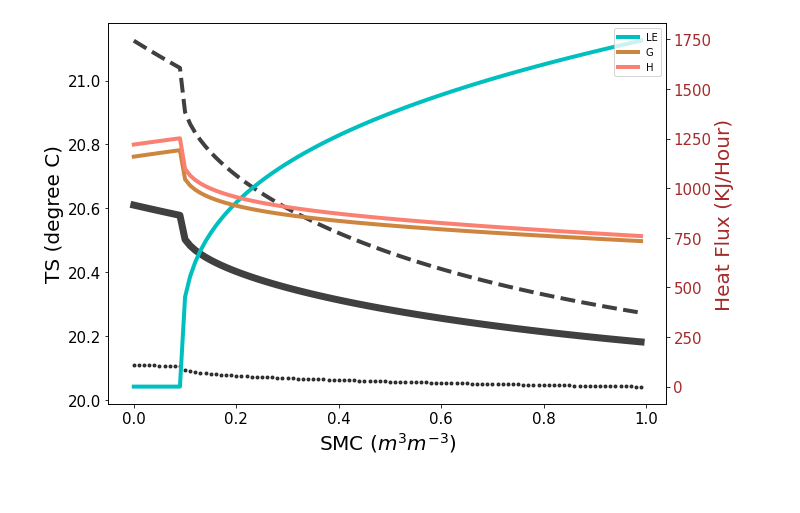
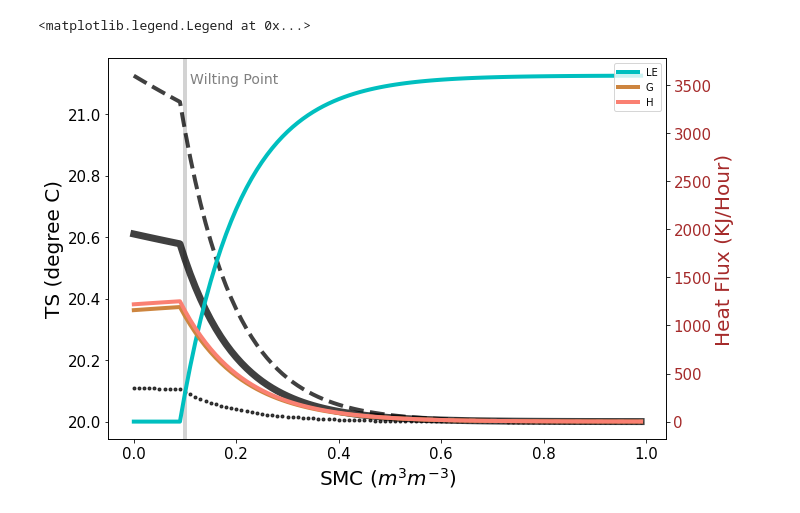
Before and after one commit to hhsu81819/Hypersensitive-Regime-Analysis, a Jupyter notebook: Toy model.ipynb, the cells around one changed output. Drawn from its saved outputs; the diff is of its cells as text; code cells hidden in the pictures.

```diff
--- a/Toy model.ipynb
+++ b/Toy model.ipynb
@@ -161,8 +345,8 @@ for case in range(0,3):
             LE=0
 
         if SMC[i]>0.09 and (switch_le>0) :
-            LE=R*(SMC[i]-0.09)**0.3/2
-
+            LE=R*(1-2**-((SMC[i]-0.09)/0.08))
+#
         if (SMC[i]>0.09) and (switch_le<1) :
             LE=R*(SMC[i]-0.09)/2
 
@@ -170,32 +354,35 @@ for case in range(0,3):
         H[case,i]=Cs*(TX[case,i]-T0)
         L[case,i]=LE
         G[case,i]=Cg*(TX[case,i]-TG)
 
 # Plotting
 
 
 fig, ax1 = plt.subplots(figsize=(10,7))
 fig.patch.set_facecolor('xkcd:white')
 ax2 = ax1.twinx()
 ax1.set_ylabel('TS (degree C)', color='black', fontsize=20)
 ax1.set_xlabel('SMC ($m^{3}$$m^{-3}$)', color='black', fontsize=20)
+ax1.axvline(x = 0.1, color='lightgray', label = 'axvline - full height' , linewidth=4.0)
+ax1.text(0.11, 21.1, 'Wilting Point', color='grey', fontsize = 14)
 
 ax1.plot(SMC,TX[0,:], color='black', linewidth=7.0, alpha=0.75)
 ax1.plot(SMC,TX[1,:], 'k--', linewidth=4.0, alpha=0.75)
 ax1.plot(SMC,TX[2,:], 'k.', linewidth=4.0, alpha=0.75)
 
 ax1.tick_params(axis='y', labelcolor='black', labelsize=15)
 ax1.tick_params(axis='x', labelcolor='black', labelsize=15)
 plt.gca().legend(('T'),loc="upper left")
 
 ax2.set_ylabel('Heat Flux (KJ/Hour)', color='brown', fontsize=20)
 ax2.plot(SMC,L[0,:], color='c',linewidth=4.0, alpha=1)
 ax2.plot(SMC,G[0,:], color='peru',linewidth=4.0, alpha=1)
 ax2.plot(SMC,H[0,:], color='salmon',linewidth=4.0, alpha=1)
 
 ax2.tick_params(axis='y', labelcolor='brown', labelsize=15)
 ax2.tick_params(axis='x', labelcolor='black', labelsize=15)
 plt.gca().legend(('LE','G','H'),loc="upper right")
-plt.savefig('/homes/hhsu/02.InfoTheo/FluxNet/Figure4a_Model_realisticLE', format="pdf", bbox_inches="tight")
+#plt.savefig('/homes/hhsu/02.InfoTheo/FluxNet/Figure4a_Model_realisticLE', format="pdf", bbox_inches="tight")
 # %% [output]
+<matplotlib.legend.Legend at 0x...>
-[figure, old version]
+[figure, new version]
```
Also changed, not shown: parts of 4 cells of this notebook, 3 other files.
